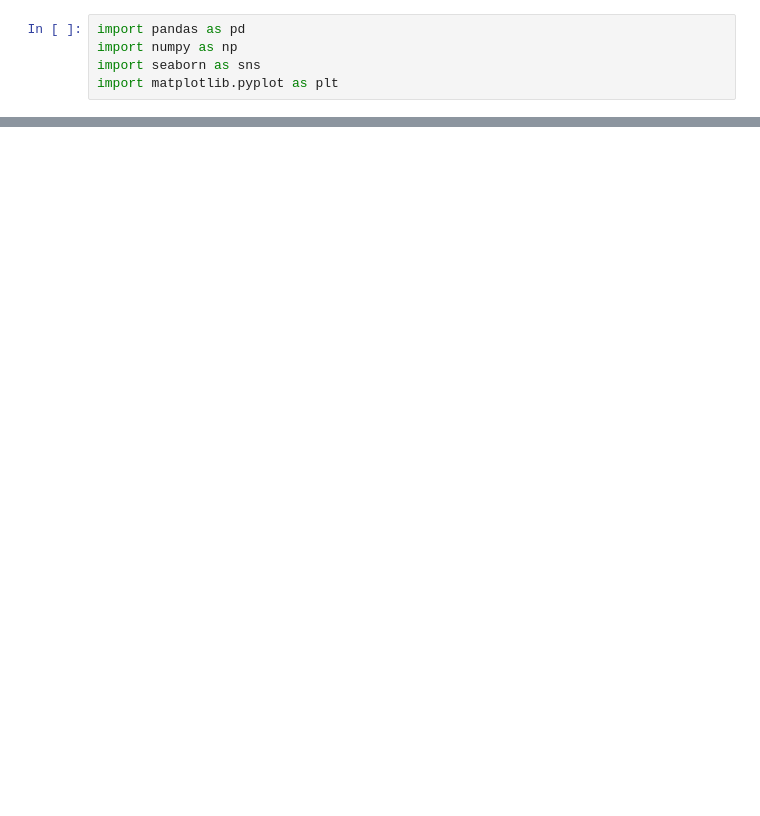
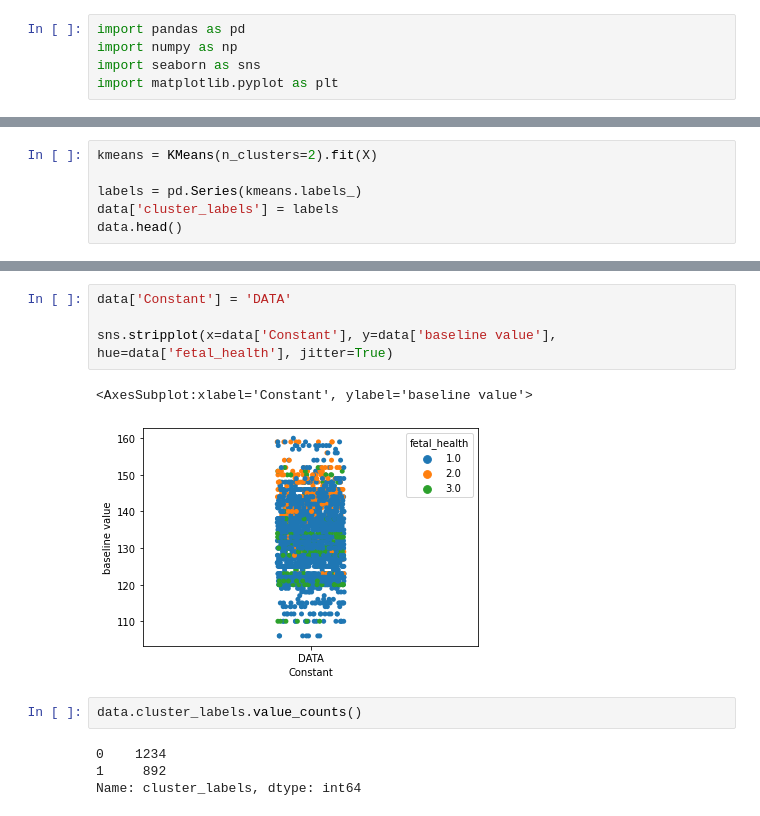
Before and after one commit to aegis301/fetal_health, a Jupyter notebook: 2_data_clustering.ipynb, the cells around one changed output, grey strips where cells are left out. Drawn from its saved outputs; the diff is of its cells as text; blank space fills up the shorter version.

```diff
--- a/2_data_clustering.ipynb
+++ b/2_data_clustering.ipynb
@@ -40,0 +132,6 @@ data_scaled_df['hc_cluster_labels'] = fcluster(distance_matrix, 3, criterion="ma
+# %%
+kmeans = KMeans(n_clusters=2).fit(X)
+
+labels = pd.Series(kmeans.labels_)
+data['cluster_labels'] = labels
+data.head()
@@ -40,0 +145,13 @@ data_scaled_df['hc_cluster_labels'] = fcluster(distance_matrix, 3, criterion="ma
+# %%
+data['Constant'] = 'DATA'
+
+sns.stripplot(x=data['Constant'], y=data['baseline value'], hue=data['fetal_health'], jitter=True)
+# %% [output]
+<AxesSubplot:xlabel='Constant', ylabel='baseline value'>
+[figure, added]
+# %%
+data.cluster_labels.value_counts()
+# %% [output]
+0    1234
+1     892
+Name: cluster_labels, dtype: int64
```
Also changed, not shown: parts of 17 cells of this notebook.
